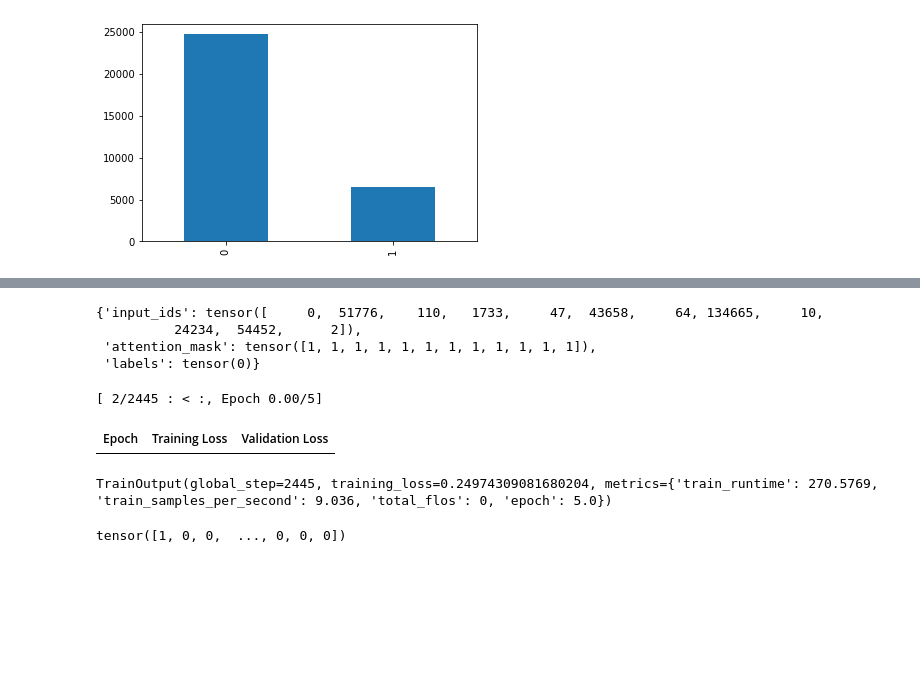
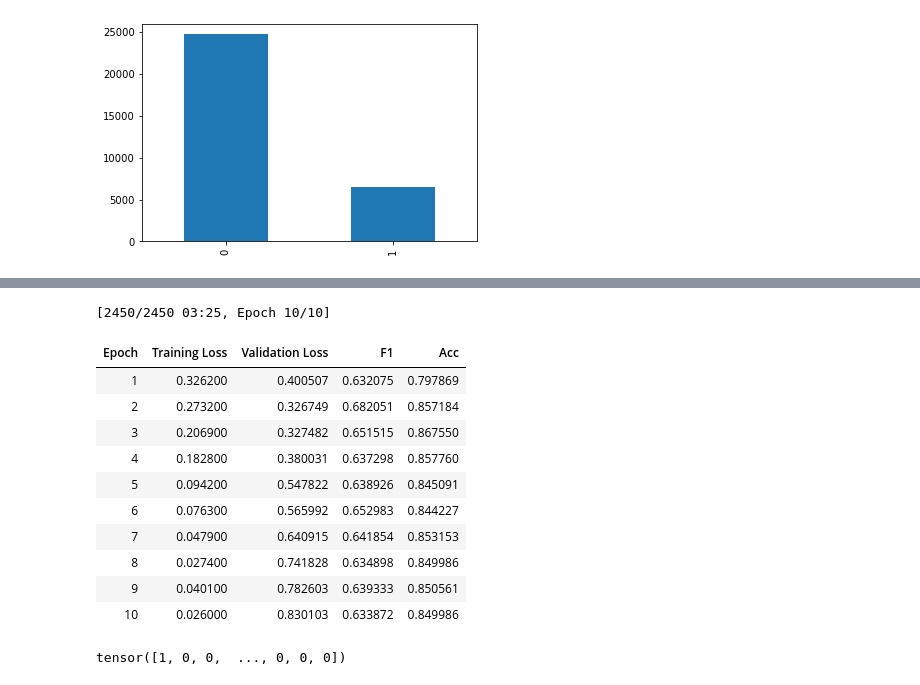
Before and after one commit to TanHaus/ai-blitz-9, a Jupyter notebook: emotion-detection/exploration.ipynb, the cells around one changed output, grey strips where cells are left out. Cells and saved outputs as stored; diff of their text form; code cells hidden in the pictures; blank space fills up the shorter version.

```diff
--- a/emotion-detection/exploration.ipynb
+++ b/emotion-detection/exploration.ipynb
@@ -45,7 +65,9 @@ import transformers
 from transformers import AutoTokenizer, AutoModelForSequenceClassification
 from transformers import TrainingArguments, Trainer, DataCollatorWithPadding
 
-model_name = "xlm-roberta-base"
+model_name = "distilroberta-base"
 tokenizer = AutoTokenizer.from_pretrained(model_name)
 model = AutoModelForSequenceClassification.from_pretrained(model_name, num_labels=2)
+
+data_collator = DataCollatorWithPadding(tokenizer=tokenizer)
 # %% [output]
@@ -57,7 +97,7 @@ You should probably TRAIN this model on a down-stream task to be able to use it
 # %%
-tokenized_train = tokenizer(train_df["text"].to_list(), max_length=512, truncation=True)
-tokenized_val = tokenizer(val_df["text"].to_list(), max_length=512, truncation=True)
-tokenized_test = tokenizer(test_df["text"].to_list(), max_length=512, truncation=True)
+tokenized_train = tokenizer(train_df["text"].to_list(), max_length=256, truncation=True)
+tokenized_val = tokenizer(val_df["text"].to_list(), max_length=256, truncation=True)
+tokenized_test = tokenizer(test_df["text"].to_list(), max_length=256, truncation=True)
 # %%
 import torch
 from torch.utils.data import Dataset, DataLoader
@@ -80,13 +120,6 @@ val_dataset = TextDataset(tokenized_val, val_df["label"].to_list())
 test_dataset = TextDataset(tokenized_test, test_df["label"].to_list())
 
 data_collator = DataCollatorWithPadding(tokenizer=tokenizer)
-# %%
-train_dataset[0]
-# %% [output]
-{'input_ids': tensor([     0,  51776,    110,   1733,     47,  43658,     64, 134665,     10,
-          24234,  54452,      2]),
- 'attention_mask': tensor([1, 1, 1, 1, 1, 1, 1, 1, 1, 1, 1, 1]),
- 'labels': tensor(0)}
 # %%
 import numpy as np
 
@@ -109,29 +142,40 @@ def compute_metrics(eval_pred):
 # %%
 training_args = TrainingArguments(
     output_dir="results",
     logging_dir="logs",
-    num_train_epochs=5,
-    per_device_train_batch_size=64,
-    per_device_eval_batch_size=64,
+    num_train_epochs=10,
+    warmup_ratio=0.1,
+    per_device_train_batch_size=128,
+    per_device_eval_batch_size=256,
     evaluation_strategy="epoch",
     save_strategy="epoch",
+    logging_first_step=True,
     logging_steps=10,
     fp16=True
 )
 
 trainer = Trainer(
     model=model,
     args=training_args,
     train_dataset=train_dataset,
     eval_dataset=val_dataset,
     compute_metrics=compute_metrics,
     tokenizer=tokenizer,
     data_collator=data_collator,
 )
 
 trainer.train()
 # %% [output]
-[ 2/2445 : < :, Epoch 0.00/5]
+[2450/2450 03:25, Epoch 10/10]
-| Epoch | Training Loss | Validation Loss |
+| Epoch | Training Loss | Validation Loss | F1 | Acc |
+| 1 | 0.326200 | 0.400507 | 0.632075 | 0.797869 |
+| 2 | 0.273200 | 0.326749 | 0.682051 | 0.857184 |
+| 3 | 0.206900 | 0.327482 | 0.651515 | 0.867550 |
+| 4 | 0.182800 | 0.380031 | 0.637298 | 0.857760 |
+| 5 | 0.094200 | 0.547822 | 0.638926 | 0.845091 |
+| 6 | 0.076300 | 0.565992 | 0.652983 | 0.844227 |
+| 7 | 0.047900 | 0.640915 | 0.641854 | 0.853153 |
+| 8 | 0.027400 | 0.741828 | 0.634898 | 0.849986 |
+| 9 | 0.040100 | 0.782603 | 0.639333 | 0.850561 |
+| 10 | 0.026000 | 0.830103 | 0.633872 | 0.849986 |
-TrainOutput(global_step=2445, training_loss=0.24974309081680204, metrics={'train_runtime': 270.5769, 'train_samples_per_second': 9.036, 'total_flos': 0, 'epoch': 5.0})
 # %%
```
Also changed, not shown: parts of 8 cells of this notebook, 1 other file.
